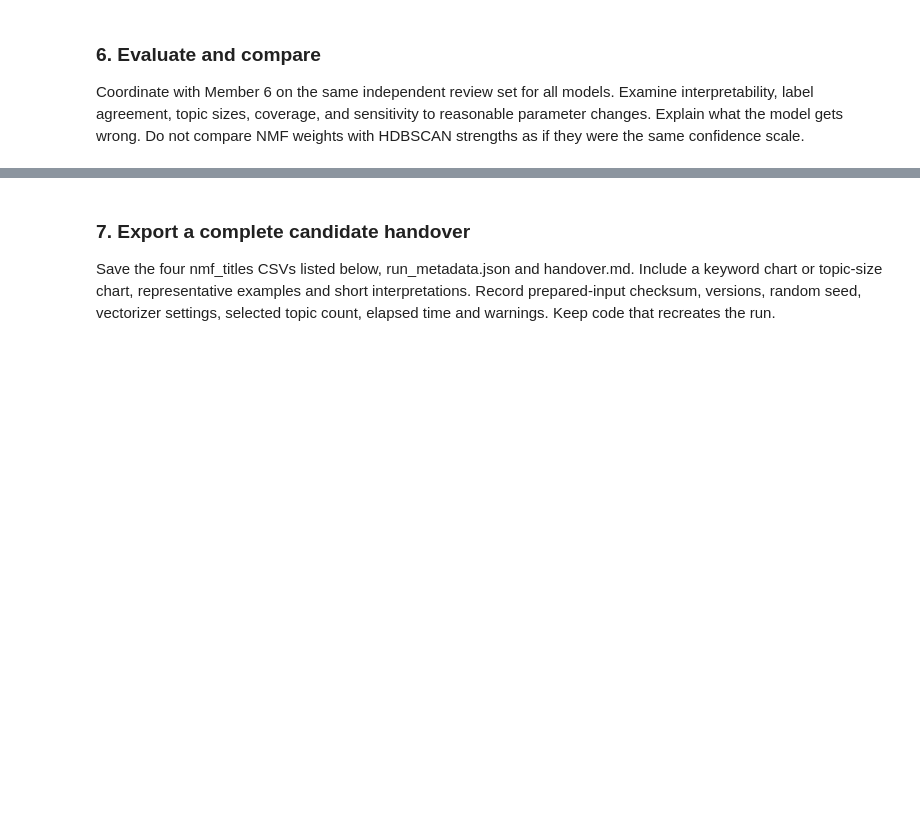
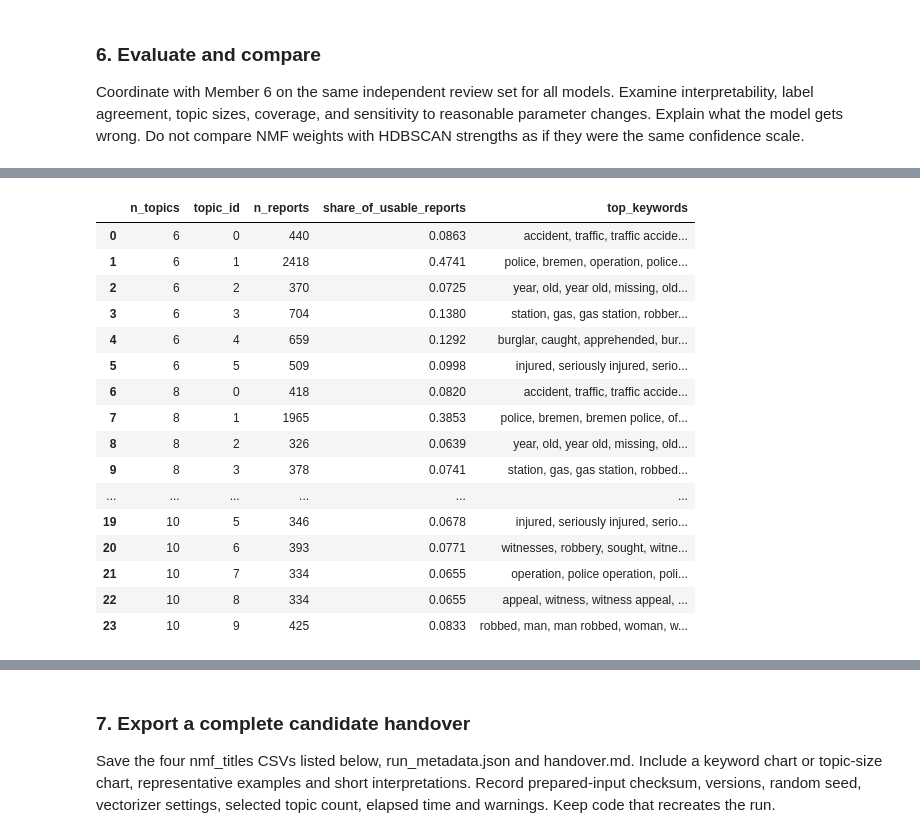
Before and after one commit to mshongwe775/bremen-crime-data-analytics, a Jupyter notebook: team_notebooks/02_title_topic_modeling.ipynb, the cells around one changed output, grey strips where cells are left out. Cells and saved outputs as stored; diff of their text form; code cells hidden in the pictures; blank space fills up the shorter version.

```diff
--- a/team_notebooks/02_title_topic_modeling.ipynb
+++ b/team_notebooks/02_title_topic_modeling.ipynb
@@ -134,0 +1278,65 @@ Coordinate with Member 6 on the same independent review set for all models. Exam
+# %%
+
+# Step 6A: Compare topic sizes and keywords across candidate models
+
+import numpy as np
+import pandas as pd
+
+# Only evaluate reports with usable TF-IDF features.
+# This prevents zero-feature reports from being assigned to Topic 0.
+usable_mask = np.asarray(
+    final_tfidf_matrix.getnnz(axis=1)
+).ravel() > 0
+
+evaluation_rows = []
+
+for n_topics, model in final_nmf_models.items():
+    document_topics = final_nmf_results[n_topics][
+        "document_topic_matrix"
+    ]
+
+    # Assign each usable report to its highest-scoring topic
+    topic_ids = document_topics[usable_mask].argmax(axis=1)
+
+    # Count reports assigned to each topic
+    topic_counts = (
+        pd.Series(topic_ids)
+        .value_counts()
+        .reindex(range(n_topics), fill_value=0)
+        .sort_index()
+    )
+
+    # Get the top five keywords for each topic
+    feature_names = final_vectorizer.get_feature_names_out()
+
+    for topic_id, topic_weights in enumerate(model.components_):
+        top_indices = topic_weights.argsort()[::-1][:5]
+        keywords = ", ".join(feature_names[top_indices])
+
+        evaluation_rows.append({
+            "n_topics": n_topics,
+            "topic_id": topic_id,
+            "n_reports": int(topic_counts.loc[topic_id]),
+            "share_of_usable_reports": round(
+                int(topic_counts.loc[topic_id]) / int(usable_mask.sum()),
+                4
+            ),
+            "top_keywords": keywords
+        })
+
+evaluation_df = pd.DataFrame(evaluation_rows)
+
+print("Usable reports evaluated:", int(usable_mask.sum()))
+print("\nTopic size and keyword comparison:")
+display(evaluation_df)
+
+print("\nSummary by candidate model:")
+display(
+    evaluation_df.groupby("n_topics").agg(
+        number_of_topics=("topic_id", "count"),
+        smallest_topic=("n_reports", "min"),
+        largest_topic=("n_reports", "max"),
+        mean_topic_size=("n_reports", "mean")
+    ).round(2)
+)
+# %% [output]
@@ -134,0 +1346,17 @@ Coordinate with Member 6 on the same independent review set for all models. Exam
+|  | n_topics | topic_id | n_reports | share_of_usable_reports | top_keywords |
+| 0 | 6 | 0 | 440 | 0.0863 | accident, traffic, traffic accide... |
+| 1 | 6 | 1 | 2418 | 0.4741 | police, bremen, operation, police... |
+| 2 | 6 | 2 | 370 | 0.0725 | year, old, year old, missing, old... |
+| 3 | 6 | 3 | 704 | 0.1380 | station, gas, gas station, robber... |
+| 4 | 6 | 4 | 659 | 0.1292 | burglar, caught, apprehended, bur... |
+| 5 | 6 | 5 | 509 | 0.0998 | injured, seriously injured, serio... |
+| 6 | 8 | 0 | 418 | 0.0820 | accident, traffic, traffic accide... |
+| 7 | 8 | 1 | 1965 | 0.3853 | police, bremen, bremen police, of... |
+| 8 | 8 | 2 | 326 | 0.0639 | year, old, year old, missing, old... |
+| 9 | 8 | 3 | 378 | 0.0741 | station, gas, gas station, robbed... |
+| ... | ... | ... | ... | ... | ... |
+| 19 | 10 | 5 | 346 | 0.0678 | injured, seriously injured, serio... |
+| 20 | 10 | 6 | 393 | 0.0771 | witnesses, robbery, sought, witne... |
+| 21 | 10 | 7 | 334 | 0.0655 | operation, police operation, poli... |
+| 22 | 10 | 8 | 334 | 0.0655 | appeal, witness, witness appeal, ... |
+| 23 | 10 | 9 | 425 | 0.0833 | robbed, man, man robbed, woman, w... |
```
Also changed, not shown: parts of 55 cells of this notebook, 7 other files.
